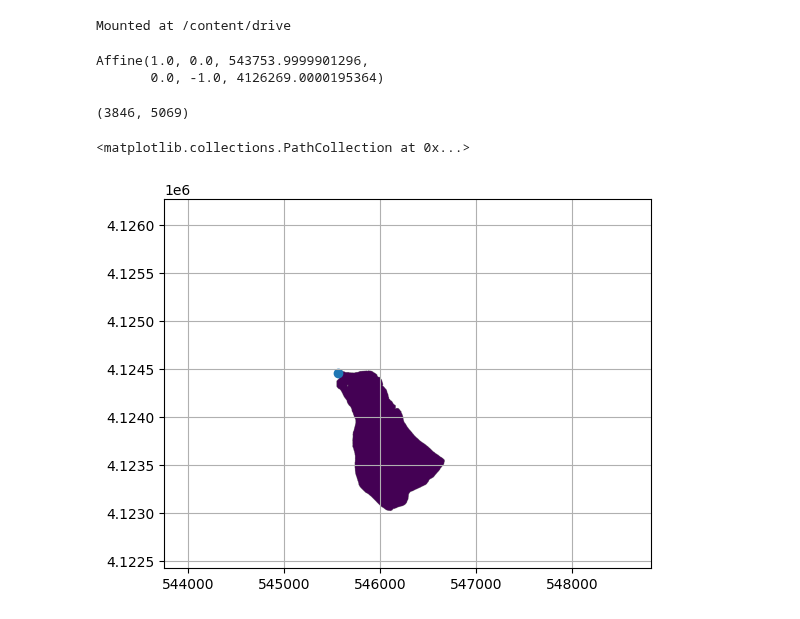
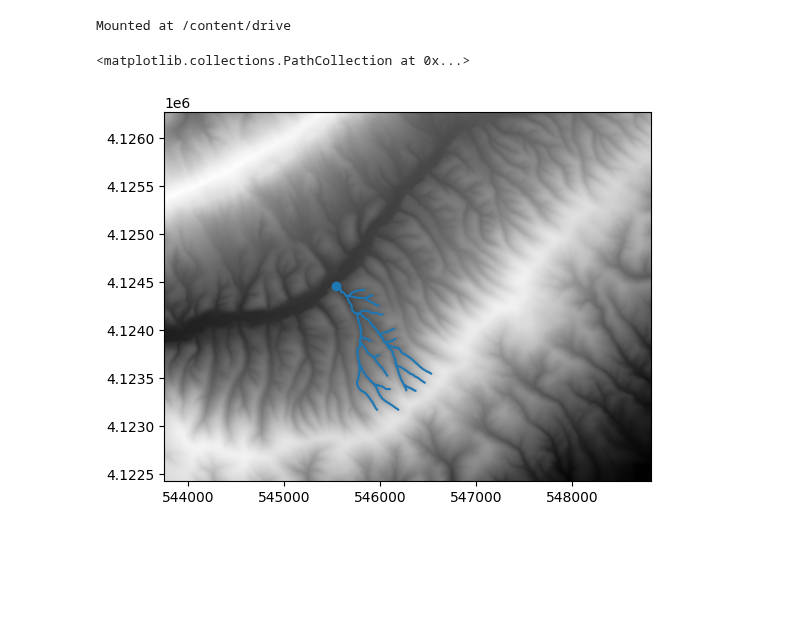
Before and after one commit to wherediddavidgo/multitemporal_RSSA, a Jupyter notebook: field_data.ipynb, the cells around one changed output. Cells and saved outputs as stored; diff of their text form; code cells hidden in the pictures; blank space fills up the shorter version.

```diff
--- a/field_data.ipynb
+++ b/field_data.ipynb
@@ -27,14 +45,9 @@ dirmap = (64, 128, 1, 2, 4, 8, 16, 32)
 fdir = grid.flowdir(inflated_dem, dirmap=dirmap)
 # %%
 acc = grid.accumulation(fdir, dirmap=dirmap)
-# %%
-dem.affine
-# %% [output]
-Affine(1.0, 0.0, 543753.9999901296,
-       0.0, -1.0, 4126269.0000195364)
 # %%
 # ppx, ppy = 545500.29, 4124532.88
-ppx, ppy = 545560.0, 4124450.0
+ppx, ppy = 545545.0, 4124458.0
 
 x_snap, y_snap = grid.snap_to_mask(acc > 100000, (ppx, ppy))
 
@@ -43,16 +56,17 @@ catch = grid.catchment(x=x_snap, y=y_snap, fdir=fdir, dirmap=dirmap, xytype='coo
 # grid.clip_to(catch)
 
 clipped_catch = grid.view(catch)
-# %%
-catch.shape
-# %% [output]
-(3846, 5069)
+# %%
+lines = grid.extract_river_network(fdir, acc>8000, dirmap=dirmap)
 # %%
 fig, ax = plt.subplots()
-
-plt.grid('on', zorder=0)
-im = ax.imshow(np.where(catch, catch, np.nan), extent=grid.extent, zorder=1)
-ax.scatter(ppx, ppy)
+ax.set_aspect('equal')
+im = ax.imshow(dem, extent=grid.extent, zorder=2, norm=colors.LogNorm(dem.min(), dem.max()), interpolation='bilinear', cmap='Greys_r')
+# c = ax.imshow(np.where(catch, catch, np.nan), extent=grid.extent, zorder=3, alpha=0.7, cmap='Greys')
+for l in lines['features']:
+    reach = np.asarray(l['geometry']['coordinates'])
+    ax.plot(reach[:, 0], reach[:, 1], c='tab:blue')
+ax.scatter(ppx, ppy, zorder=5)
 # %% [output]
 <matplotlib.collections.PathCollection at 0x...>
-[figure, old version]
+[figure, new version]
```
Also changed, not shown: parts of 4 cells of this notebook.
